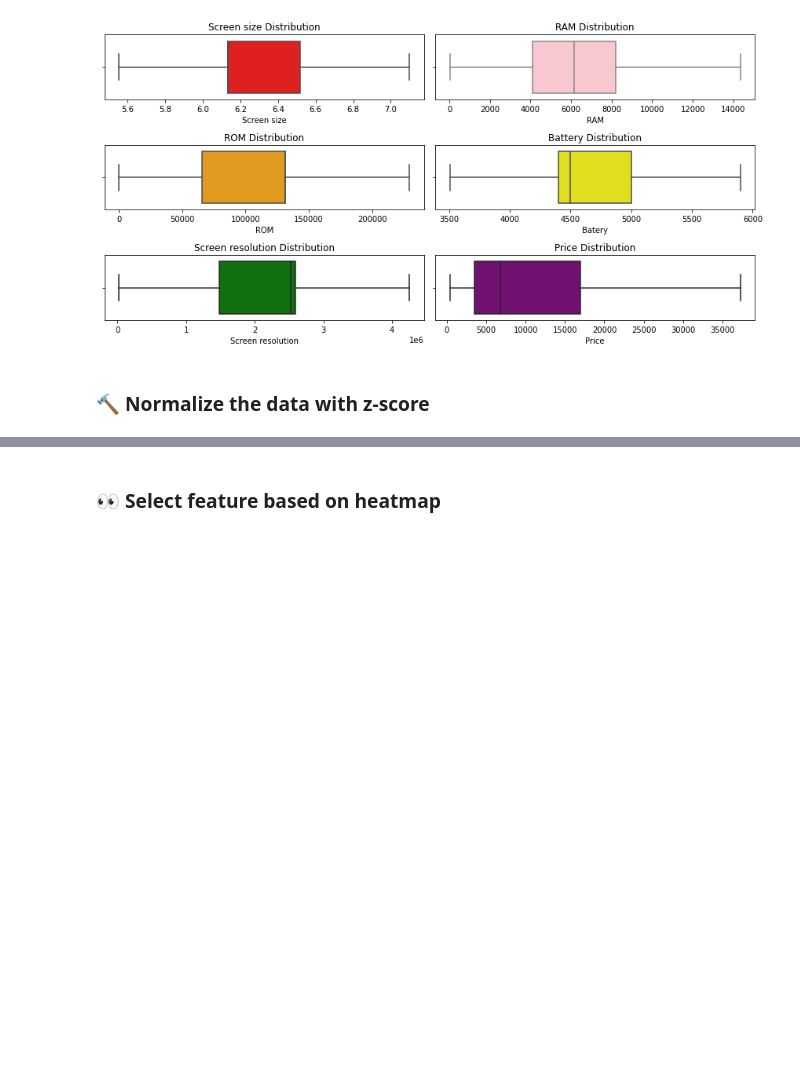
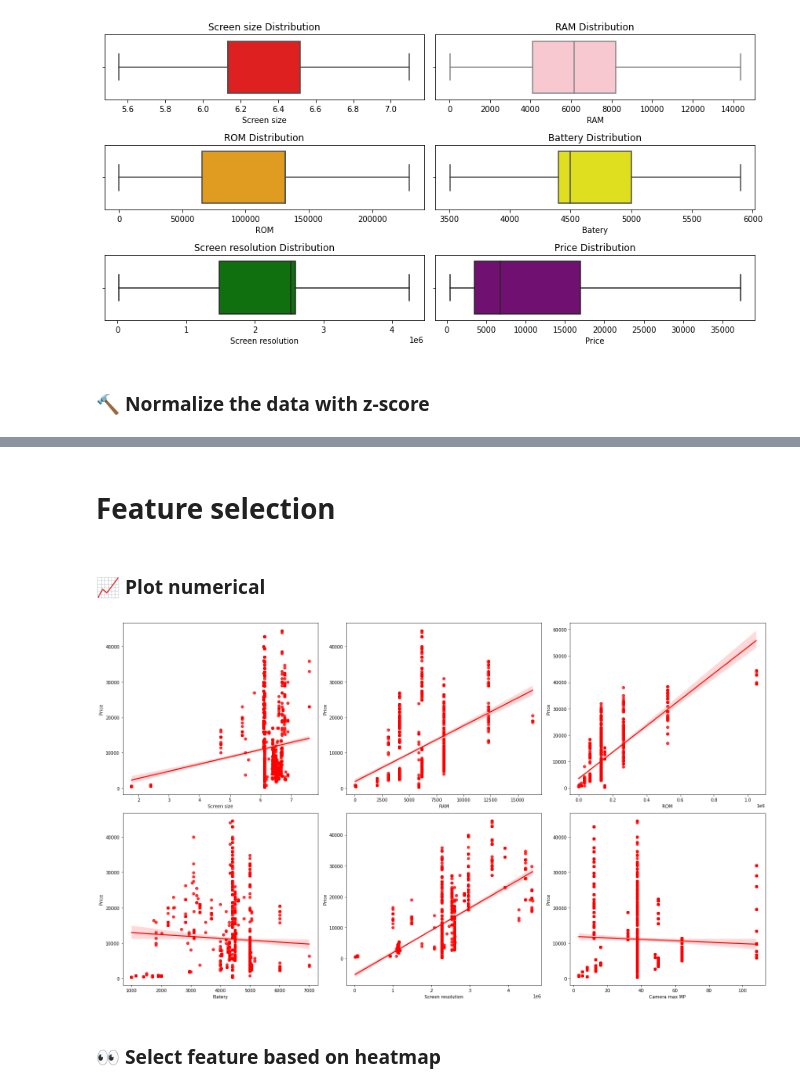
Before and after one commit to bongudth/mobile-price-prediction, a Jupyter notebook: feature_engineering.ipynb, the cells around one changed output, grey strips where cells are left out. Saved outputs shown, nothing was run; the diff lists cells and outputs as text; code cells hidden in the pictures; blank space fills up the shorter version.

```diff
--- a/feature_engineering.ipynb
+++ b/feature_engineering.ipynb
@@ -186,3 +204,29 @@ data_test[vars_normalizing] = scaler.transform(data_test[vars_normalizing])
+# %% [markdown]
+# Feature selection
+# %% [markdown]
+### 📈 Plot numerical
+# %%
+import matplotlib.pyplot as plt
+import seaborn as sns
+
+fig, ax = plt.subplots(2, 3, figsize=(21,12))
+
+ax1 = plt.subplot(231)
+ax1 = sns.regplot(data=data, y='Price', x='Screen size', color='red')
+ax2 = plt.subplot(232)
+ax2 = sns.regplot(data=data, y='Price', x='RAM', color='red')
+ax3 = plt.subplot(233)
+ax3 = sns.regplot(data=data, y='Price', x='ROM', color='red')
+ax4 = plt.subplot(234)
+ax4 = sns.regplot(data=data, y='Price', x='Batery', color='red')
+ax5 = plt.subplot(235)
+ax5 = sns.regplot(data=data, y='Price', x='Screen resolution', color='red')
+ax6 = plt.subplot(236)
+ax6 = sns.regplot(data=data, y='Price', x='Camera max MP', color='red')
+
+plt.tight_layout()
+# %% [output]
+[figure, added]
 # %% [markdown]
 ### 👀 Select feature based on heatmap
 # %%
```
Also changed, not shown: parts of 7 cells of this notebook, 5 other files.
